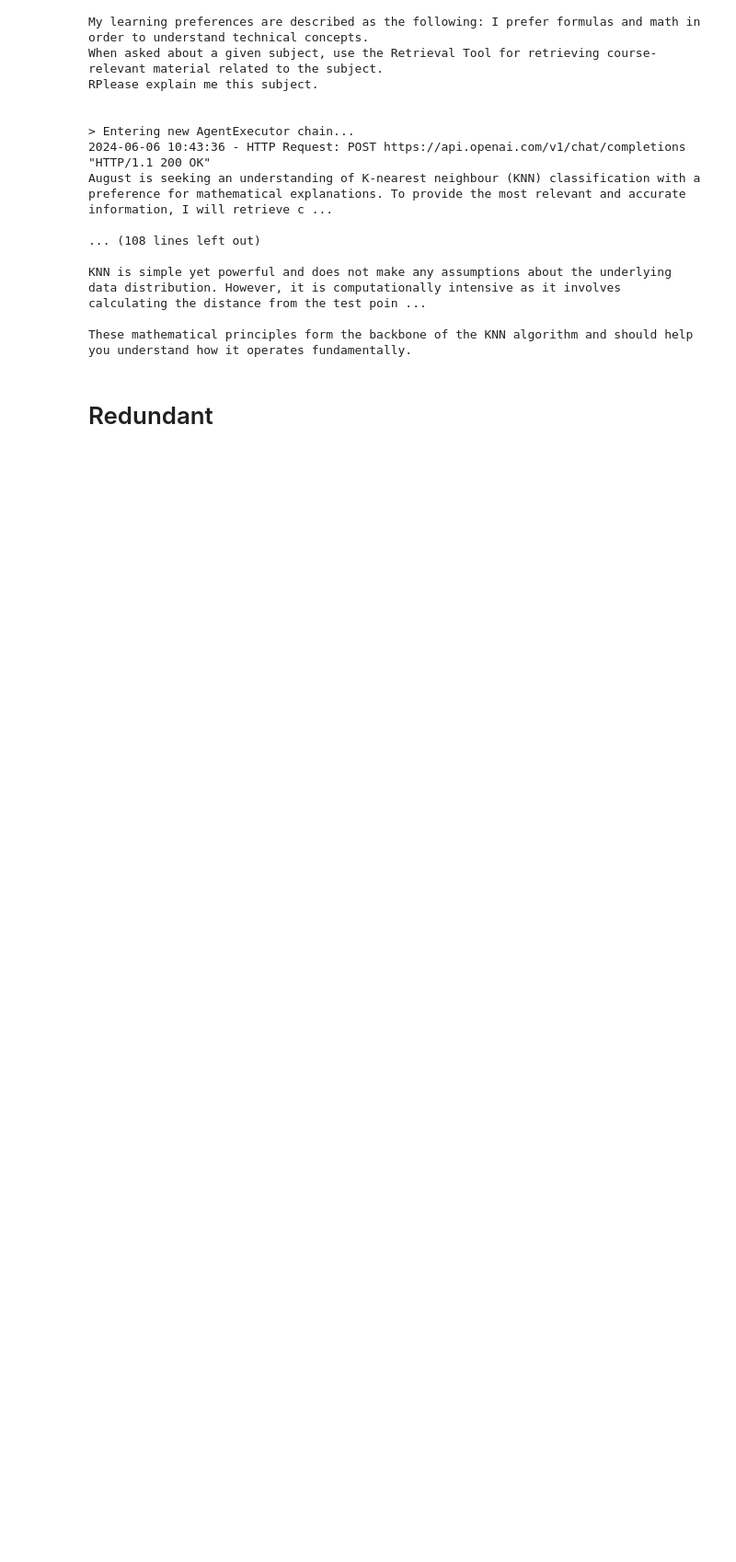
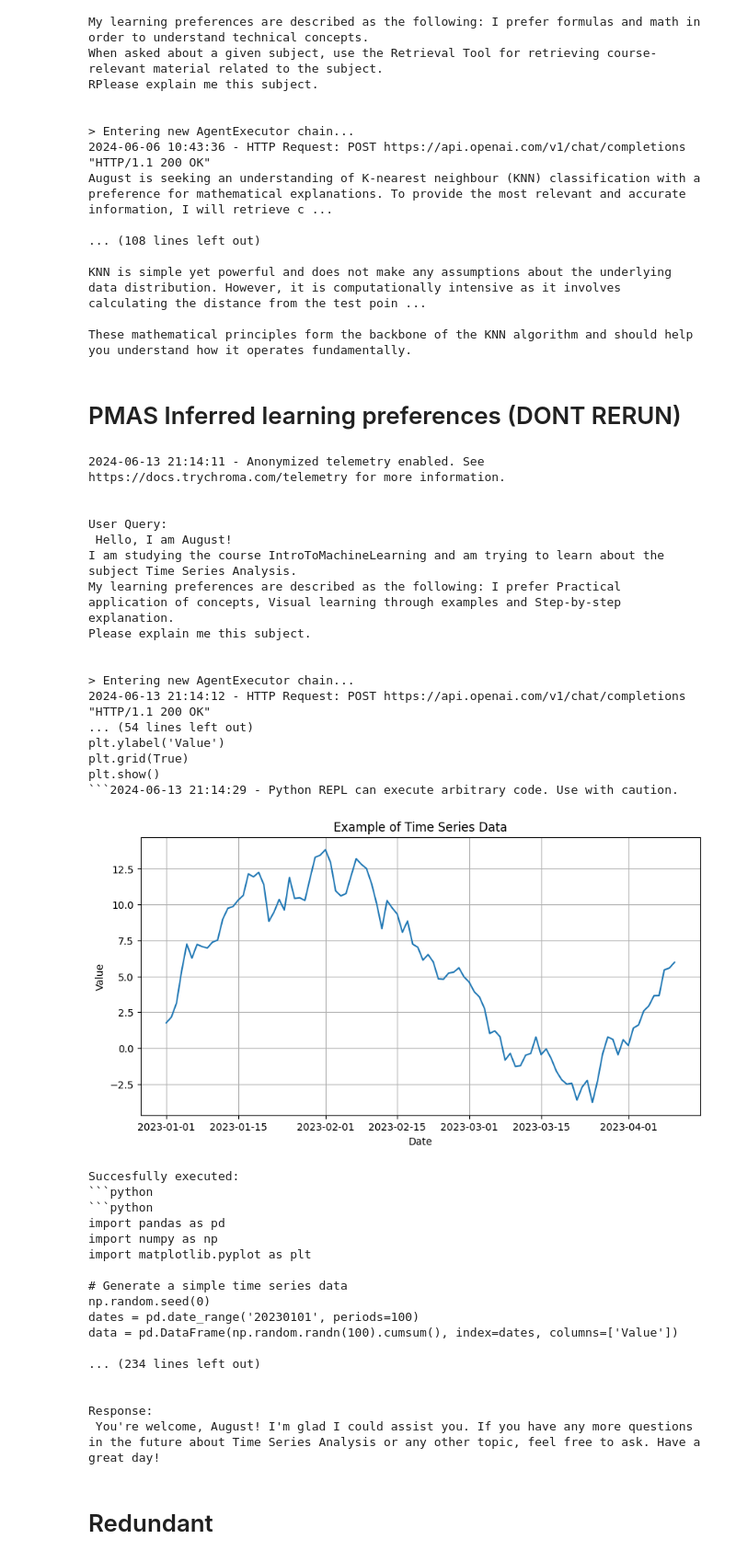
Before and after one commit to augustsemrau/thesis2024, a Jupyter notebook: src/thesis2024/TAS_notebook.ipynb, the cells around one changed output. Shown at 92% size. Saved outputs shown, nothing was run; the diff lists cells and outputs as text; code cells hidden in the pictures; blank space fills up the shorter version.

````diff
--- a/src/thesis2024/TAS_notebook.ipynb
+++ b/src/thesis2024/TAS_notebook.ipynb
@@ -705,5 +705,68 @@ August is seeking an understanding of K-nearest neighbour (KNN) classification w
 KNN is simple yet powerful and does not make any assumptions about the underlying data distribution. However, it is computationally intensive as it involves calculating the distance from the test poin ...
 
 These mathematical principles form the backbone of the KNN algorithm and should help you understand how it operates fundamentally.
+# %% [markdown]
+# PMAS Inferred learning preferences (DONT RERUN)
+# %%
+
+
+student_name = "August"
+student_course = "IntroToMachineLearning"
+student_subject = "Time Series Analysis"
+student_learning_preferences = "I prefer Practical application of concepts, Visual learning through examples and Step-by-step explanation"
+ls_name = "PMAS_Final_Conv1"
+
+llm_model = init_llm_langsmith(llm_key=4, temp=0.5, langsmith_name=ls_name)
+# llm_model = init_llm_langsmith(llm_key=4, temp=0.5, langsmith_name="BASELINE_CHAIN")
+tas = TAS(llm_model=llm_model,
+        baseline_bool=False,
+        course=student_course,
+        subject=student_subject,
+        learning_prefs=student_learning_preferences,
+        student_name=student_name,
+        student_id=None#"AugustSemrau1"
+        )
+
+student_query = f"Hello, I am {student_name}!\nI am studying the course {student_course} and am trying to learn about the subject {student_subject}.\nMy learning preferences are described as the following: {student_learning_preferences}.\nPlease explain me this subject."
+
+res = tas.predict(query=student_query)
+res = tas.predict(query="I'm not sure I understand the subject from this explanation. Can you explain it in a different way?")
+res = tas.predict(query="Thank you for the help, have a nice day!")
+# %% [output]
+2024-06-13 21:14:11 - Anonymized telemetry enabled. See                     https://docs.trychroma.com/telemetry for more information.
+
+
+User Query:
+ Hello, I am August!
+I am studying the course IntroToMachineLearning and am trying to learn about the subject Time Series Analysis.
+My learning preferences are described as the following: I prefer Practical application of concepts, Visual learning through examples and Step-by-step explanation.
+Please explain me this subject.
+
+
+> Entering new AgentExecutor chain...
+2024-06-13 21:14:12 - HTTP Request: POST https://api.openai.com/v1/chat/completions "HTTP/1.1 200 OK"
+... (54 lines left out)
+plt.ylabel('Value')
+plt.grid(True)
+plt.show()
+```2024-06-13 21:14:29 - Python REPL can execute arbitrary code. Use with caution.
+[figure, added]
+Succesfully executed:
+```python
+```python
+import pandas as pd
+import numpy as np
+import matplotlib.pyplot as plt
+
+# Generate a simple time series data
+np.random.seed(0)
+dates = pd.date_range('20230101', periods=100)
+data = pd.DataFrame(np.random.randn(100).cumsum(), index=dates, columns=['Value'])
+
+... (234 lines left out)
+
+
+Response:
+ You're welcome, August! I'm glad I could assist you. If you have any more questions in the future about Time Series Analysis or any other topic, feel free to ask. Have a great day!
 # %% [markdown]
 # Redundant
````
Also changed, not shown: 3 other files.
